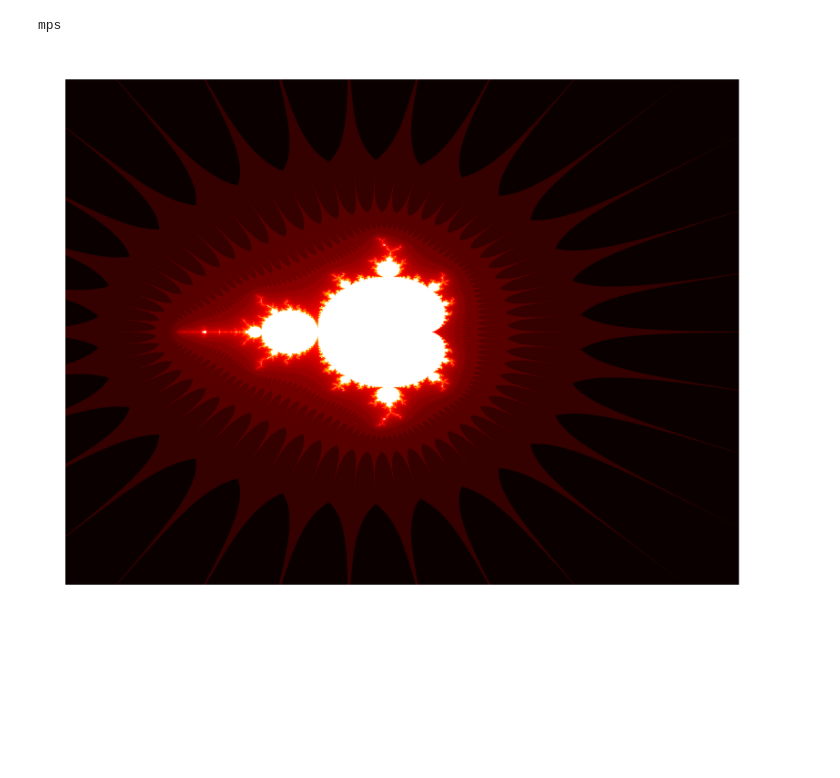
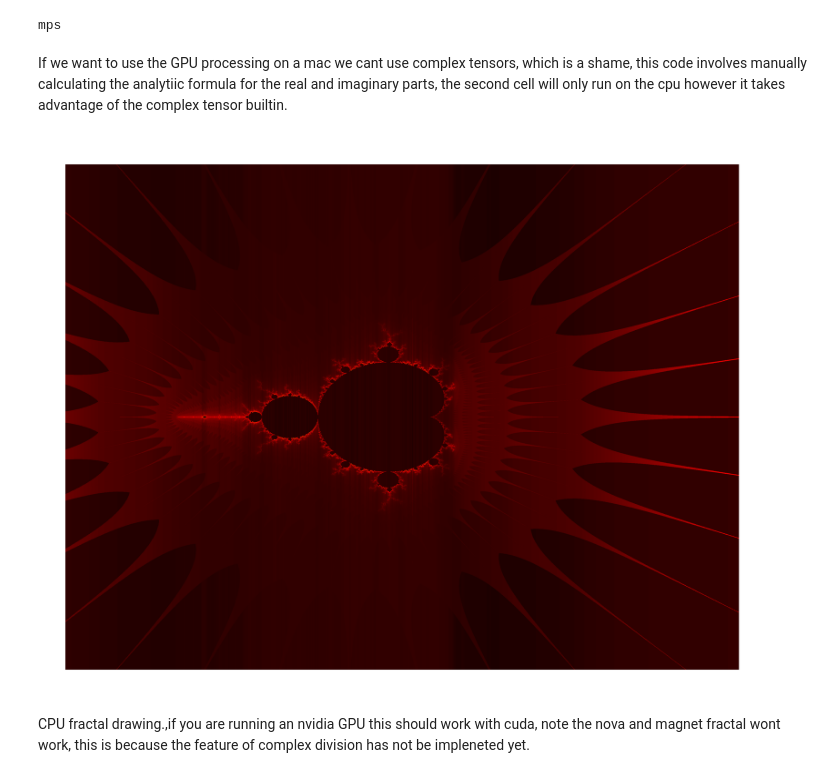
Before and after one commit to suf102/fun-projects, a Jupyter notebook: Drawing_Fractals_GPU.ipynb, the cells around one changed output. Drawn from its saved outputs; the diff is of its cells as text; code cells hidden in the pictures; blank space fills up the shorter version.

Commit message:
modified:   Drawing_Fractals_GPU.ipynb 	modified:   myfig3.png

```diff
--- a/Drawing_Fractals_GPU.ipynb
+++ b/Drawing_Fractals_GPU.ipynb
@@ -22,18 +23,21 @@ device = torch.device(processor)
 print(device)
 # %% [output]
 mps
+# %% [markdown]
+If we want to use the GPU processing on a mac we cant use complex tensors, which is a shame, this code involves manually calculating the analytiic formula for the real and imaginary parts, the second cell will only run on the cpu however it takes advantage of the complex tensor builtin.
 # %%
-class fractal:
-    def __init__(self, fractal, colour, device, param = 2, infinity = 8 ):
+class mpsfractal:
+    def __init__(self, fractal, device, param = 2, infinity = 8 , constantre = 0 , constantimag = 0):
         # setting the fractal that we are going to be making, this should be a string that is inputted in creation
         self.fractal = fractal
-        # The colour scheme used in plotting
-        self.colour = colour
         # the fil
         self.actual_fractal = 0
         self.device = device
         self.param = param
         self.infinity = infinity
+#        self.constant = torch.complex(constantre,constantimag)
+
+
 
     def compute_fractal(self, xmin = -1, xmax = 1, ymin = -1, ymax = 1, w = 3200, h = 2400, maxiter = 256):
 
@@ -60,15 +64,17 @@ class fractal:
 
         self.actual_fractal = k.t()
 
-    def draw(self, smoothing = True):
+    def draw(self, smoothing = True, colour= 'hot'):
         if smoothing== True:
-            M = torch.log(self.actual_fractal/256)+1
-            M = M.cpu()
+            M = self.actual_fractal.cpu()
+            scalar = StandardScaler()
+            scalar.fit(M)
+            M = scalar.fit_transform(M)
         else:
             M = self.actual_fractal.cpu()
         plt.figure(figsize=(3.200, 2.400), dpi=1000)
         img = plt.imshow(M)
-        img.set_cmap(self.colour)
+        img.set_cmap(colour)
         plt.axis('off')
         plt.savefig('myfig.png', dpi=1000)
 
@@ -88,8 +94,11 @@ class fractal:
         else:
             return  cx,cy,zx,zy,
 # %%
-mandi = fractal('mandelbrot', 'hot', device, 1, 4)
-mandi.compute_fractal(xmin = -3, xmax = 3, ymin = -3, ymax = 3, w = 3200, h = 2400, maxiter = 256)
-mandi.draw()
+mandimps = mpsfractal('mandelbrot', device, 1, 4)
+mandimps.compute_fractal(xmin = -3, xmax = 3, ymin = -3, ymax = 3, w = 3200, h = 2400, maxiter = 256)
-# %% [output]
-[figure, removed]
+# %%
+mandimps.draw(smoothing=True, colour = 'hot')
+# %% [output]
+[figure, added]
+# %% [markdown]
+CPU fractal drawing.,if you are running an nvidia GPU this should work with cuda, note the nova and magnet fractal wont work, this is because the feature of complex division has not be impleneted yet.
```
Also changed, not shown: parts of 7 cells of this notebook, 1 other file.
